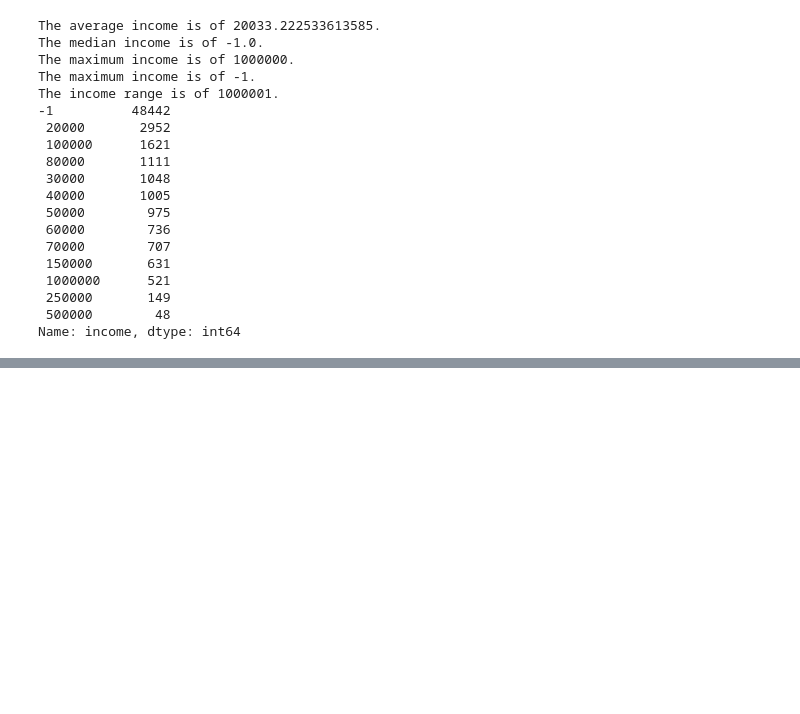
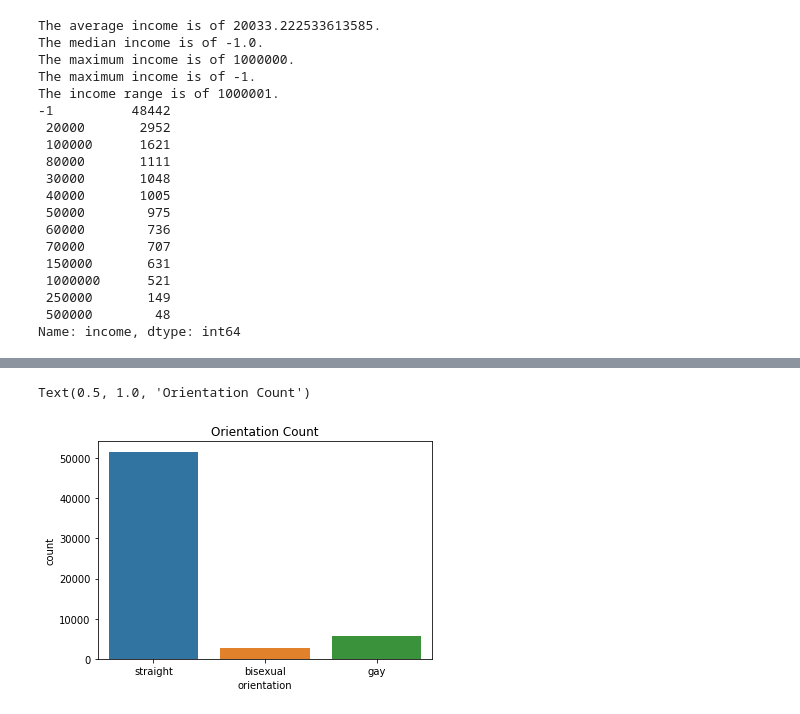
Before and after one commit to LuisMota93/OKCupid-Date-A-Scientist-Starter, a Jupyter notebook: date-a-scientist.ipynb, the cells around one changed output, grey strips where cells are left out. Drawn from its saved outputs; the diff is of its cells as text; code cells hidden in the pictures; blank space fills up the shorter version.

Commit message:
Sex and orientation summary

```diff
--- a/date-a-scientist.ipynb
+++ b/date-a-scientist.ipynb
@@ -163,0 +205,6 @@ Name: income, dtype: int64
+# %%
+sns.countplot(full["orientation"])
+plt.title("Orientation Count")
+# %% [output]
+Text(0.5, 1.0, 'Orientation Count')
+[figure, added]
```
Also changed, not shown: parts of 9 cells of this notebook.
